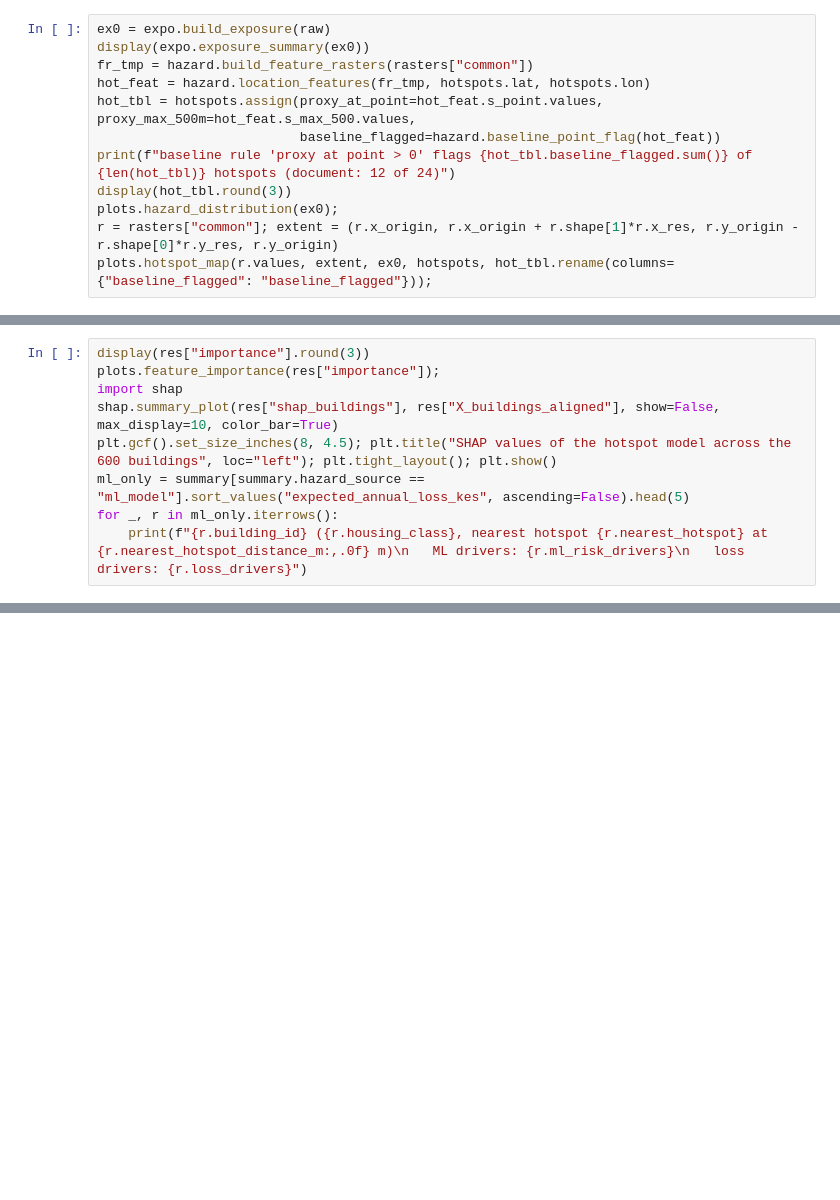
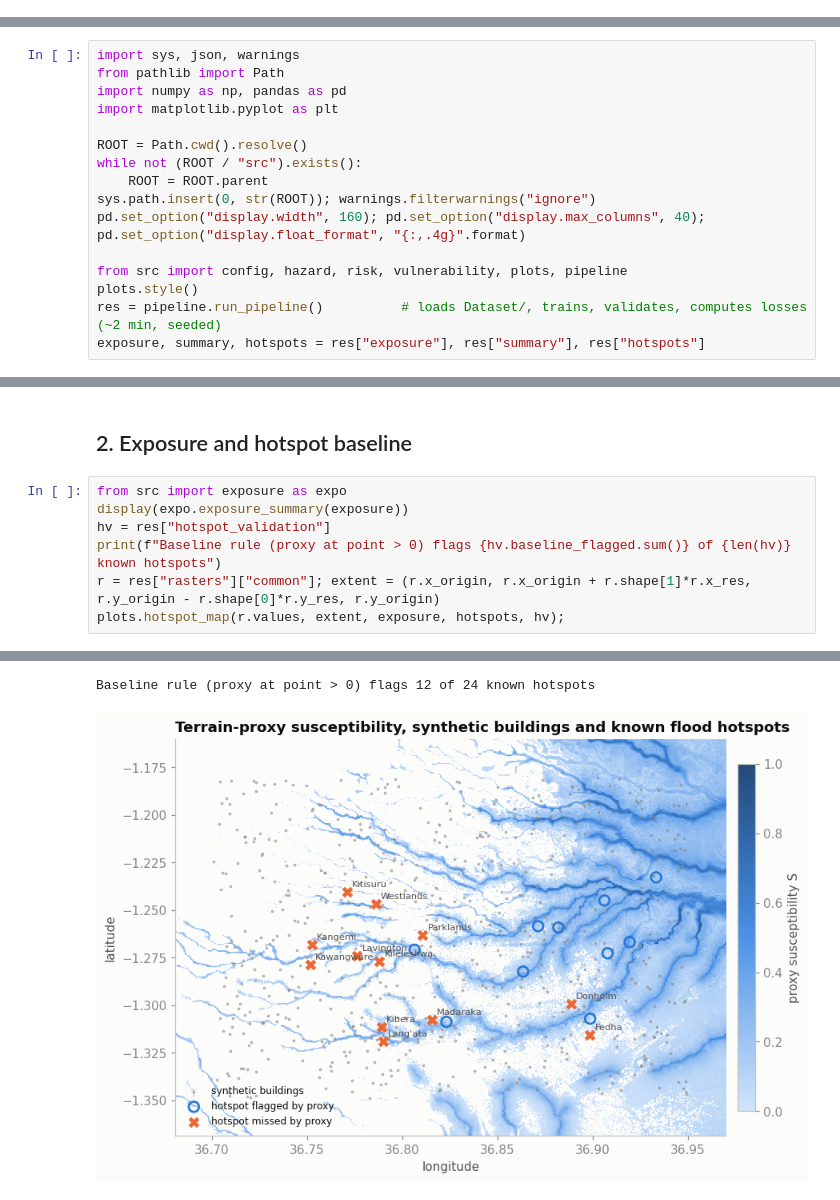
Before and after one commit to clencyc/BimaSolutions, a Jupyter notebook: notebooks/flood_risk_model.ipynb, the cells around one changed output, grey strips where cells are left out. Drawn from its saved outputs; the diff is of its cells as text; blank space fills up the shorter version.

Commit message:
trimmed down the notebook and updated the dataset with the new values povided

```diff
--- a/notebooks/flood_risk_model.ipynb
+++ b/notebooks/flood_risk_model.ipynb
@@ -94,12 +0,0 @@ drainage rather than terrain.
-# %%
-ex0 = expo.build_exposure(raw)
-display(expo.exposure_summary(ex0))
-fr_tmp = hazard.build_feature_rasters(rasters["common"])
-hot_feat = hazard.location_features(fr_tmp, hotspots.lat, hotspots.lon)
-hot_tbl = hotspots.assign(proxy_at_point=hot_feat.s_point.values, proxy_max_500m=hot_feat.s_max_500.values,
-                          baseline_flagged=hazard.baseline_point_flag(hot_feat))
-print(f"baseline rule 'proxy at point > 0' flags {hot_tbl.baseline_flagged.sum()} of {len(hot_tbl)} hotspots (document: 12 of 24)")
-display(hot_tbl.round(3))
-plots.hazard_distribution(ex0);
-r = rasters["common"]; extent = (r.x_origin, r.x_origin + r.shape[1]*r.x_res, r.y_origin - r.shape[0]*r.y_res, r.y_origin)
-plots.hotspot_map(r.values, extent, ex0, hotspots, hot_tbl.rename(columns={"baseline_flagged": "baseline_flagged"}));
@@ -289,9 +0,0 @@ plots.risk_map(summary, hotspots);
-# %%
-display(res["importance"].round(3))
-plots.feature_importance(res["importance"]);
-import shap
-shap.summary_plot(res["shap_buildings"], res["X_buildings_aligned"], show=False, max_display=10, color_bar=True)
-plt.gcf().set_size_inches(8, 4.5); plt.title("SHAP values of the hotspot model across the 600 buildings", loc="left"); plt.tight_layout(); plt.show()
-ml_only = summary[summary.hazard_source == "ml_model"].sort_values("expected_annual_loss_kes", ascending=False).head(5)
-for _, r in ml_only.iterrows():
-    print(f"{r.building_id} ({r.housing_class}, nearest hotspot {r.nearest_hotspot} at {r.nearest_hotspot_distance_m:,.0f} m)\n   ML drivers: {r.ml_risk_drivers}\n   loss drivers: {r.loss_drivers}")
@@ -359,0 +15,16 @@ pred.head(10)
+# %%
+import sys, json, warnings
+from pathlib import Path
+import numpy as np, pandas as pd
+import matplotlib.pyplot as plt
+
+ROOT = Path.cwd().resolve()
+while not (ROOT / "src").exists():
+    ROOT = ROOT.parent
+sys.path.insert(0, str(ROOT)); warnings.filterwarnings("ignore")
+pd.set_option("display.width", 160); pd.set_option("display.max_columns", 40); pd.set_option("display.float_format", "{:,.4g}".format)
+
+from src import config, hazard, risk, vulnerability, plots, pipeline
+plots.style()
+res = pipeline.run_pipeline()          # loads Dataset/, trains, validates, computes losses (~2 min, seeded)
+exposure, summary, hotspots = res["exposure"], res["summary"], res["hotspots"]
@@ -359,0 +39,10 @@ pred.head(10)
+# %% [markdown]
+## 2. Exposure and hotspot baseline
+# %%
+from src import exposure as expo
+display(expo.exposure_summary(exposure))
+hv = res["hotspot_validation"]
+print(f"Baseline rule (proxy at point > 0) flags {hv.baseline_flagged.sum()} of {len(hv)} known hotspots")
+r = res["rasters"]["common"]; extent = (r.x_origin, r.x_origin + r.shape[1]*r.x_res, r.y_origin - r.shape[0]*r.y_res, r.y_origin)
+plots.hotspot_map(r.values, extent, exposure, hotspots, hv);
+# %% [output]
@@ -359,0 +55,2 @@ pred.head(10)
+Baseline rule (proxy at point > 0) flags 12 of 24 known hotspots
+[figure, added]
```
Also changed, not shown: parts of 57 cells of this notebook, 1 other file.
